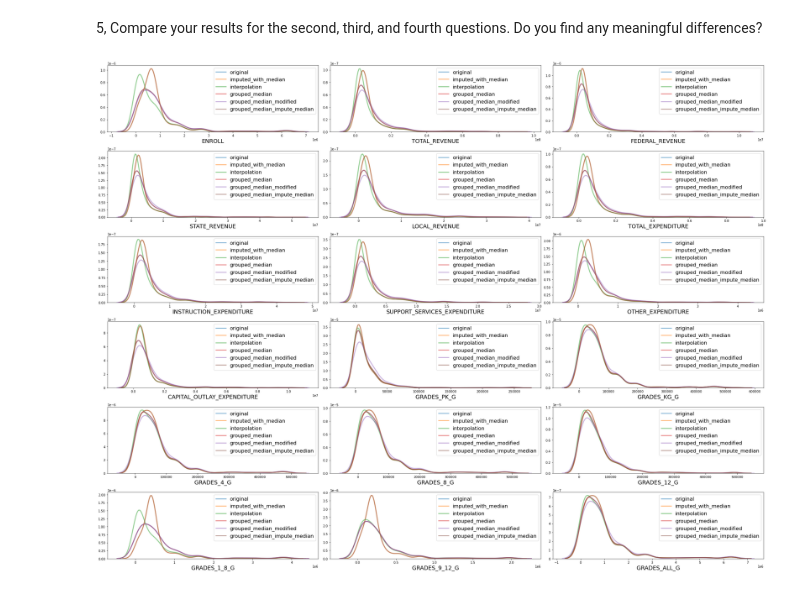
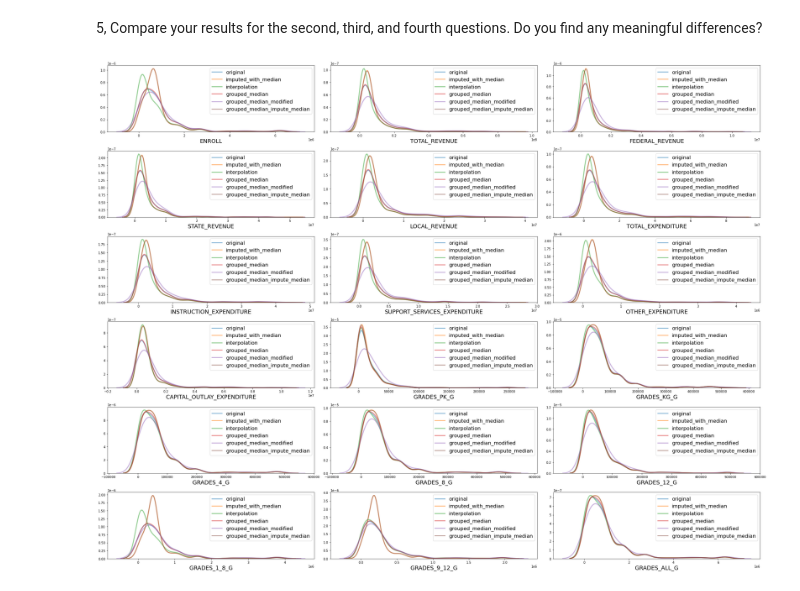
Before and after one commit to LingjieHe/DS_Bootcamp_assignment, a Jupyter notebook: 7_data_exploration/3_Missing_Values_Assignment.ipynb, the cells around one changed output. Drawn from its saved outputs; the diff is of its cells as text; code cells hidden in the pictures.

```diff
--- a/7_data_exploration/3_Missing_Values_Assignment.ipynb
+++ b/7_data_exploration/3_Missing_Values_Assignment.ipynb
@@ -235,7 +262,7 @@ Name: ENROLL, dtype: object
 # %%
 pd.set_option('Display.max_column', None, 'Display.max_row', None)
 # %%
-edu_time_series = edu.copy(deep=True)
+edu_time_series = edu_org.copy(deep=True)
 # %%
 edu_time_series.head(3)
 # %% [output]
@@ -329,8 +346,16 @@ edu_time_series.loc[edu_time_series.YEAR==1992]
+# %%
+edu_datatype.drop(index=columns_to_drop, axis=0, inplace=True)
 # %%
 # Soudeh
-#can't run succesufully due to the NaN in edu_grouped_by_year
+#can't run succesufully due to the no assignment of median in edu_grouped_by_year
 
 for col in edu.columns:
     if col in edu_datatype.index:
+
+    #values = {i:df_grouped_by_year.loc[i,col] for i in df_grouped_by_year.index}
         for y in edu_grouped_by_year.index:
-            edu_time_series.loc[edu_time_series.YEAR==y, col] = edu_time_series.loc[edu_time_series.YEAR==y, col].fillna(edu_grouped_by_year.loc[y,col])
+            edu_time_series.loc[edu_time_series.YEAR == y, col] = edu_time_series.loc[edu_time_series.YEAR == y, col].fillna(
+                edu_grouped_by_year.loc[y, ('median', col)])
+
+
+#    df_time_series[col] = df_time_series[col].fillna(value=values,axis=0)
@@ -346,7 +369,7 @@ for col in edu.columns:
 # %% [markdown]
 4, This time, fill in the missing values using interpolation (extrapolation).
 # %%
-edu_interpolate = edu.copy(deep=True)
+edu_interpolate = edu_org.copy(deep=True)
 for col in edu.columns:
     if col in edu_datatype.index:
         edu_interpolate[col]=edu_interpolate[col].interpolate(method='linear', limit_direction='forward')
@@ -364,26 +387,26 @@ edu_interpolate.head()
 # %%
 import matplotlib.pyplot as plt
 import seaborn as sns
 
 k=0
 plt.figure(figsize=(30,30))
 
 for col in edu.columns:
     if col in edu_datatype.index:
         k += 1
         plt.subplot(8,3,k)
 
         sns.kdeplot(edu[col], label='original', alpha=0.5, linewidth=3)
-        sns.kdeplot(edu_imput_median[col], label='imputed_with_median', alpha=0.5, linewidth=3)
+        sns.kdeplot(edu_impute_median[col], label='imputed_with_median', alpha=0.5, linewidth=3)
         sns.kdeplot(edu_interpolate[col], label='interpolation',alpha=0.5, linewidth=3)
         sns.kdeplot(edu_time_series[col], label='grouped_median', alpha=0.5, linewidth=3)
         sns.kdeplot(edu_time_series_modified[col], label='grouped_median_modified', alpha=0.5, linewidth=3)
         sns.kdeplot(edu_time_series_imputed_median[col], label='grouped_median_impute_median', alpha=0.5, linewidth=3)
         plt.xlabel(col, fontsize=18)
         plt.ylabel('', fontsize=18)
         plt.legend(fontsize=16)
 
 plt.tight_layout()
 plt.show()
 # %% [output]
-[figure, old version]
+[figure, new version]
```
Also changed, not shown: parts of 15 cells of this notebook.
